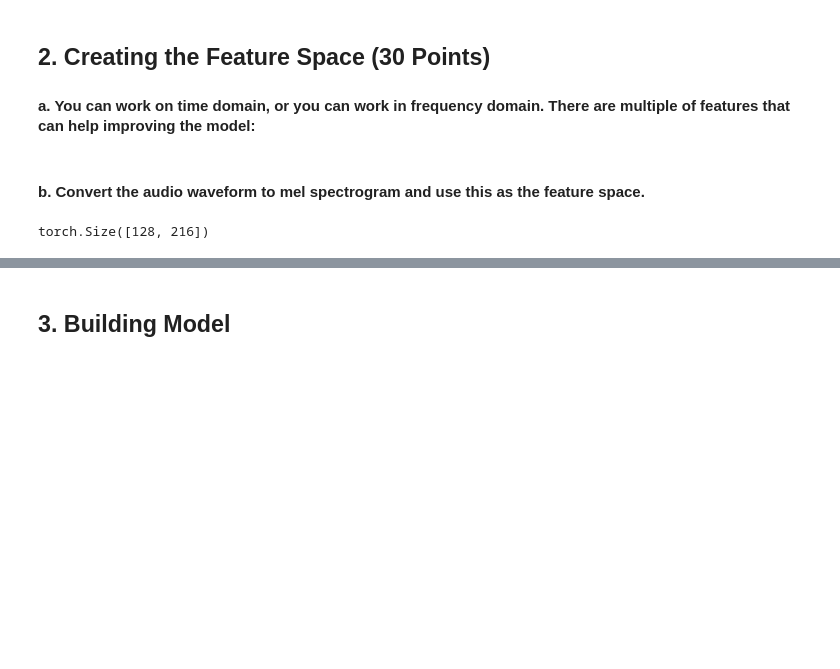
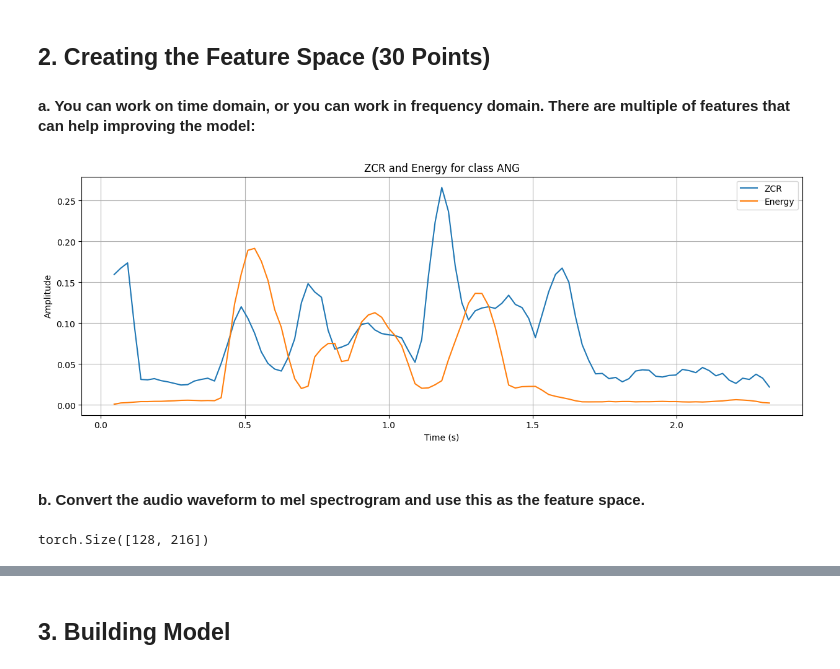
Before and after one commit to ZeyadZakaria01/speech-emotion-recognition, a Jupyter notebook: Speech Emotion Detection.ipynb, the cells around one changed output, grey strips where cells are left out. Cells and saved outputs as stored; diff of their text form; code cells hidden in the pictures; blank space fills up the shorter version.

```diff
--- a/Speech Emotion Detection.ipynb
+++ b/Speech Emotion Detection.ipynb
@@ -139,13 +147,41 @@ Audio for class [SAD]
 # %% [markdown]
 ## 2. Creating the Feature Space (30 Points)
 #### a. You can work on time domain, or you can work in frequency domain. There are multiple of features that can help improving the model:
-# %%
-# Calculate the zero crossing rate
-zcr_energy = np.empty((1,2))
-for audio in audios:
-        zcr_datapoint = np.count_nonzero(np.diff(audio['wav']) != 0)
-        energy_datapoint = np.mean(np.linalg.norm(audio['wav']) ** 2)
-        zcr_energy = np.vstack((zcr_energy, np.array([zcr_datapoint,energy_datapoint])))
-        audio['zcr_energy'] = zcr_energy[1:]
+# %%
+# i. Zero crossing rate: The rate of sign-changes of the signal during the duration of a particular frame.
+# ii. Energy: The sum of squares of the signal values, normalized by the respective frame length.
+# calculate the zero crossing rate and energy for each frame
+def calculate_zcr_energy(wav, frame_length, hop_length):
+    # calculate the zero crossing rate
+    zcr = librosa.feature.zero_crossing_rate(wav, frame_length=frame_length, hop_length=hop_length)[0]
+    # calculate the energy normalised by the frame length
+    energy = librosa.feature.rms(y=wav, frame_length=frame_length, hop_length=hop_length)[0]
+    return zcr, energy
+
+# assigning zcr and energy to each audio file
+for audio in audios:
+    # calculate the zero crossing rate and energy for each frame
+    zcr, energy = calculate_zcr_energy(audio['wav'], frame_length=2048, hop_length=512)
+    audio['zcr'] = zcr
+    audio['energy'] = energy
+# %%
+# plot the zero crossing rate and energy for each audio file
+def plot_zcr_energy(audio):
+    plt.figure(figsize=(15, 5))
+    frames = range(len(audio['zcr']))
+    t = librosa.frames_to_time(
+        frames, sr=audio['sample_rate'], hop_length=512, n_fft=2048)
+    plt.plot(t, audio['zcr'], label='ZCR')
+    plt.plot(t, audio['energy'], label='Energy')
+    plt.grid(True)
+    plt.xlabel('Time (s)')
+    plt.ylabel('Amplitude')
+    plt.title(f'ZCR and Energy for class {audio["real_label"]}')
+    plt.legend()
+    plt.show()
+
+plot_zcr_energy(audios[0])
+# %% [output]
+[figure, added]
 # %% [markdown]
 #### b. Convert the audio waveform to mel spectrogram and use this as the feature space.
@@ -158,4 +188,25 @@ for audio in audios:
-# %%
-print(audio['mel'].shape)
-# %% [output]
-torch.Size([128, 216])
+# %%
+# convert the audio files to mel-spectrogram
+def convert_to_melspectrogram(audio, n_fft, hop_length, n_mels):
+    # convert the audio waveform to spectrogram
+    spectrogram = librosa.feature.melspectrogram(y=audio['wav'], sr=audio['sample_rate'], n_fft=n_fft,
+                                                 hop_length=hop_length, n_mels=n_mels)
+    # convert to log scale
+    logmel_spectrogram = librosa.power_to_db(spectrogram)
+    return logmel_spectrogram
+
+# assigning logmel_spectrogram to each audio file and save it to audio['mel_spectrogram']
+# enter max padding length = 216
+max_pad_len = 216
+# use  librosa.feature.melspectrogram
+for audio in audios:
+    # convert the audio waveform to spectrogram
+    mel_spectrogram = convert_to_melspectrogram(audio, n_fft=2048, hop_length=512, n_mels=128)
+    # pad the spectrogram to have same size for all files
+    mel_spectrogram = librosa.util.fix_length(data=mel_spectrogram, size=max_pad_len, axis=1)
+    # convert to PyTorch tensor
+    audio['mel_spectrogram'] = torch.from_numpy(mel_spectrogram).float()
+
+print(audio['mel_spectrogram'].shape)
+# %% [output]
+torch.Size([128, 216])
```
Also changed, not shown: parts of 22 cells of this notebook, 2 other files.
